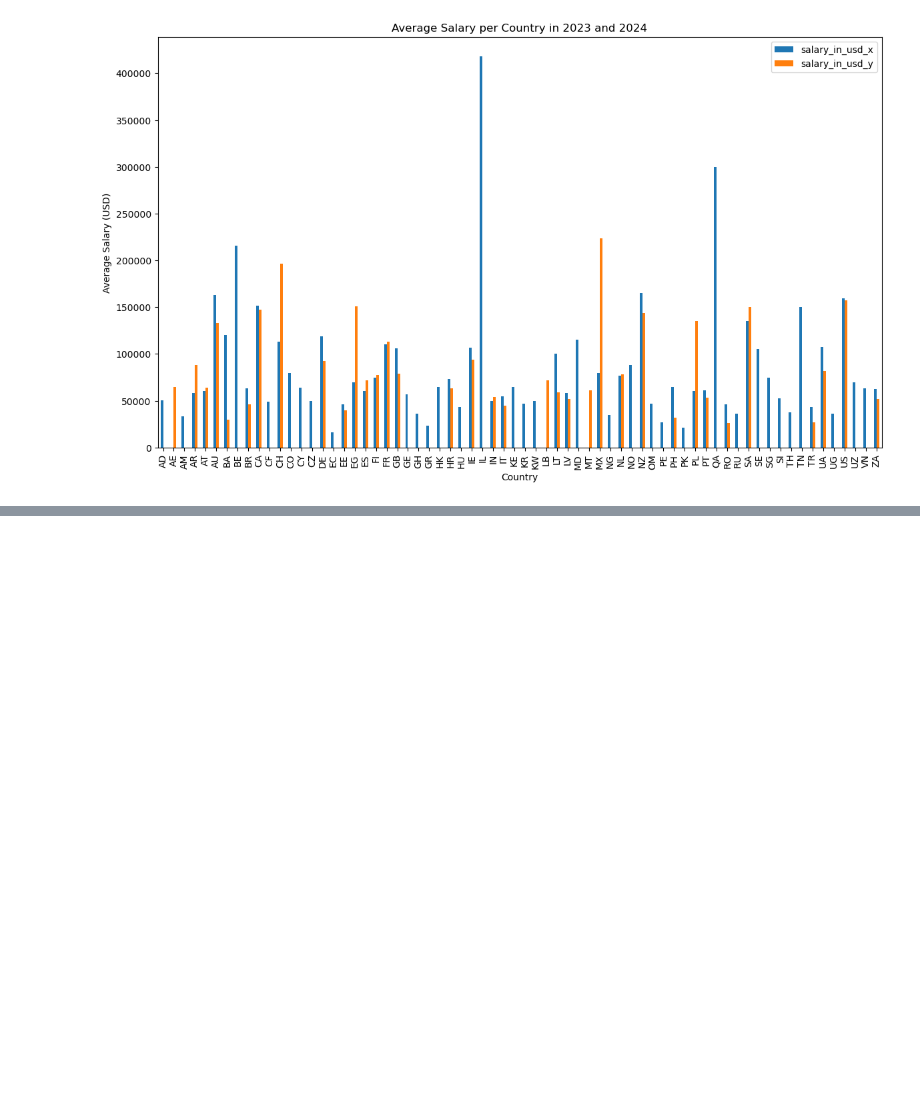
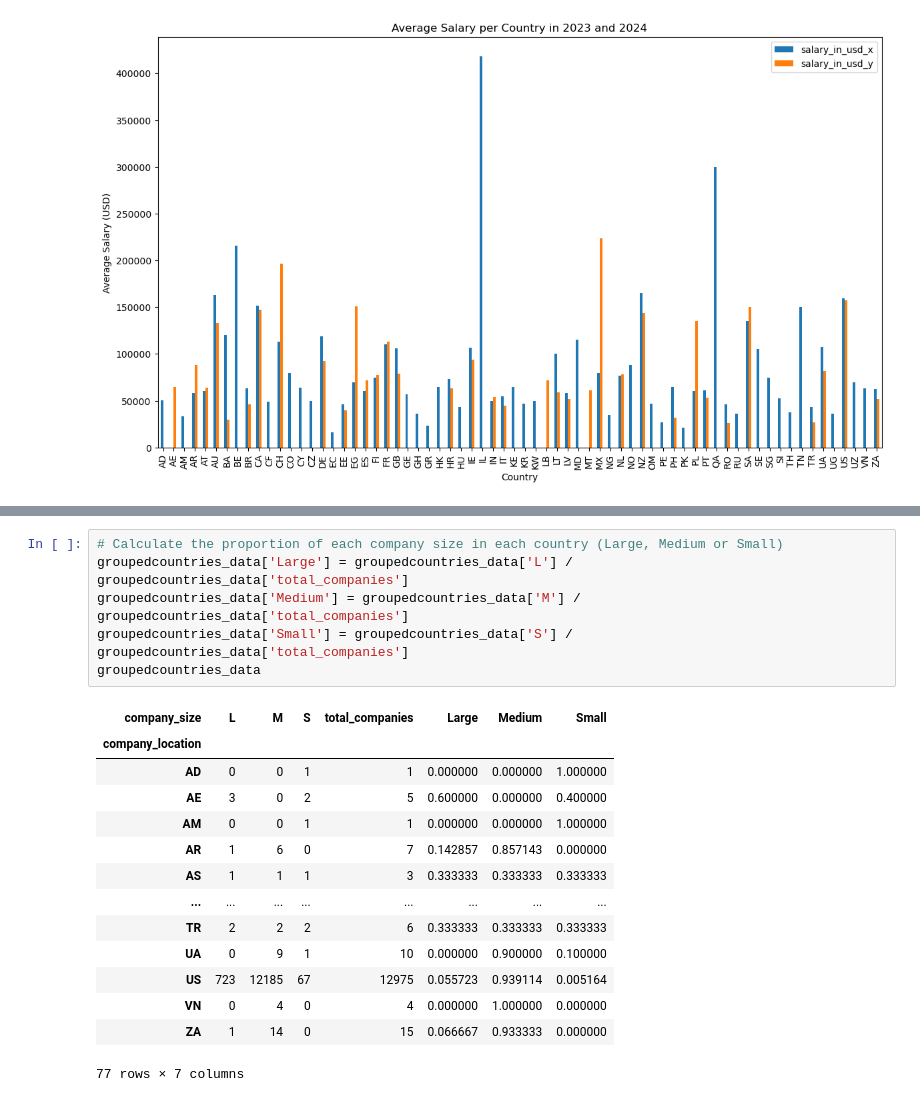
Before and after one commit to Starkilled1/Data-Salaries-2023-2024-analysis, a Jupyter notebook: Eugenio.ipynb, the cells around one changed output, grey strips where cells are left out. Drawn from its saved outputs; the diff is of its cells as text; blank space fills up the shorter version.

```diff
--- a/Eugenio.ipynb
+++ b/Eugenio.ipynb
@@ -134,0 +179,21 @@ plt.show()
+# %%
+# Calculate the proportion of each company size in each country (Large, Medium or Small)
+groupedcountries_data['Large'] = groupedcountries_data['L'] / groupedcountries_data['total_companies']
+groupedcountries_data['Medium'] = groupedcountries_data['M'] / groupedcountries_data['total_companies']
+groupedcountries_data['Small'] = groupedcountries_data['S'] / groupedcountries_data['total_companies']
+groupedcountries_data
+# %% [output]
+| company_size | L | M | S | total_companies | Large | Medium | Small |
+| company_location |  |  |  |  |  |  |  |
+| AD | 0 | 0 | 1 | 1 | 0.000000 | 0.000000 | 1.000000 |
+| AE | 3 | 0 | 2 | 5 | 0.600000 | 0.000000 | 0.400000 |
+| AM | 0 | 0 | 1 | 1 | 0.000000 | 0.000000 | 1.000000 |
+| AR | 1 | 6 | 0 | 7 | 0.142857 | 0.857143 | 0.000000 |
+| AS | 1 | 1 | 1 | 3 | 0.333333 | 0.333333 | 0.333333 |
+| ... | ... | ... | ... | ... | ... | ... | ... |
+| TR | 2 | 2 | 2 | 6 | 0.333333 | 0.333333 | 0.333333 |
+| UA | 0 | 9 | 1 | 10 | 0.000000 | 0.900000 | 0.100000 |
+| US | 723 | 12185 | 67 | 12975 | 0.055723 | 0.939114 | 0.005164 |
+| VN | 0 | 4 | 0 | 4 | 0.000000 | 1.000000 | 0.000000 |
+| ZA | 1 | 14 | 0 | 15 | 0.066667 | 0.933333 | 0.000000 |
+77 rows × 7 columns
```
Also changed, not shown: parts of 8 cells of this notebook.
